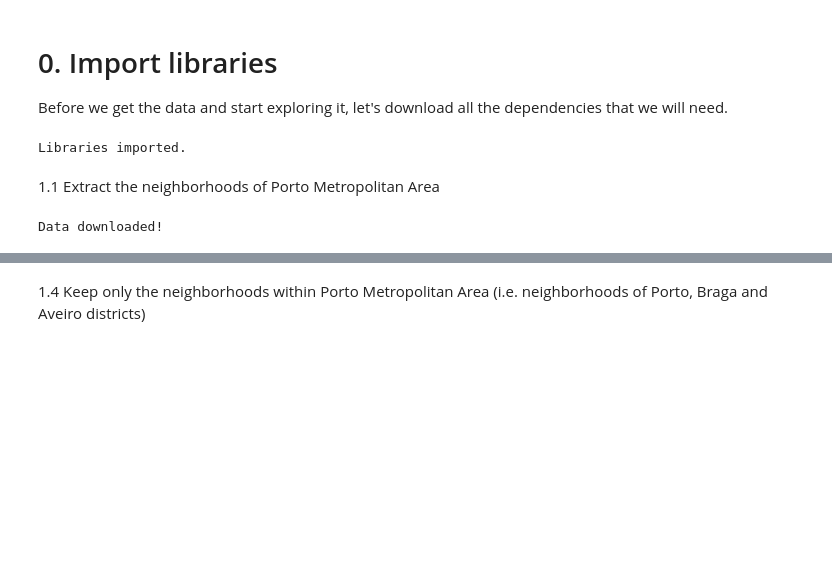
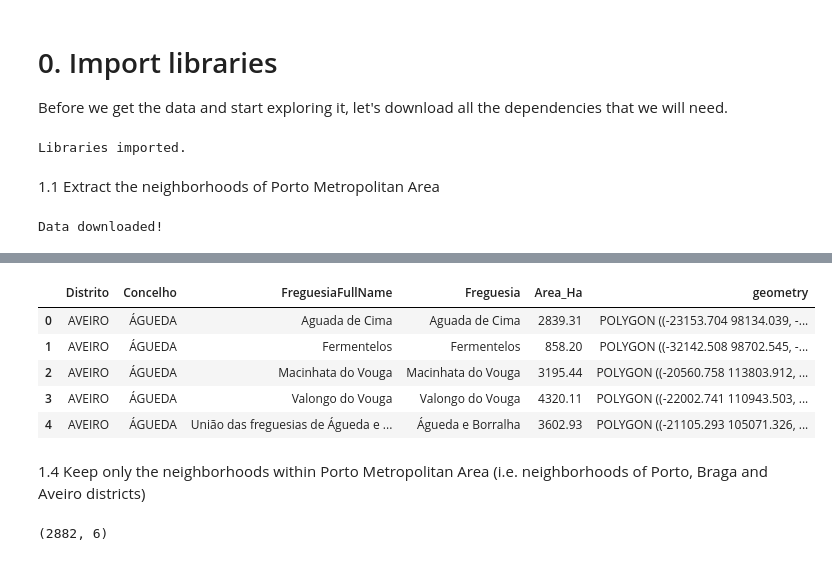
Before and after one commit to joaotmgirao/Coursera_Capstone, a Jupyter notebook: JoaoGirao_Coursera_DSCert_09CapProj_FinalProject.ipynb, the cells around one changed output, grey strips where cells are left out. Drawn from its saved outputs; the diff is of its cells as text; code cells hidden in the pictures; blank space fills up the shorter version.

```diff
--- a/JoaoGirao_Coursera_DSCert_09CapProj_FinalProject.ipynb
+++ b/JoaoGirao_Coursera_DSCert_09CapProj_FinalProject.ipynb
@@ -145,3 +128,17 @@ neighborhoods.shape # check the total number of entries
+# %%
+ptfreg4 = ptfreg3.rename(columns={"Freguesia":"FreguesiaFullName","Des_Simpli":"Freguesia"}) #renamed columns
+ptfreg4.head()
+# %% [output]
+|  | Distrito | Concelho | FreguesiaFullName | Freguesia | Area_Ha | geometry |
+| 0 | AVEIRO | ÁGUEDA | Aguada de Cima | Aguada de Cima | 2839.31 | POLYGON ((-23153.704 98134.039, -... |
+| 1 | AVEIRO | ÁGUEDA | Fermentelos | Fermentelos | 858.20 | POLYGON ((-32142.508 98702.545, -... |
+| 2 | AVEIRO | ÁGUEDA | Macinhata do Vouga | Macinhata do Vouga | 3195.44 | POLYGON ((-20560.758 113803.912, ... |
+| 3 | AVEIRO | ÁGUEDA | Valongo do Vouga | Valongo do Vouga | 4320.11 | POLYGON ((-22002.741 110943.503, ... |
+| 4 | AVEIRO | ÁGUEDA | União das freguesias de Águeda e ... | Águeda e Borralha | 3602.93 | POLYGON ((-21105.293 105071.326, ... |
 # %% [markdown]
 1.4 Keep only the neighborhoods within Porto Metropolitan Area (i.e. neighborhoods of Porto, Braga and Aveiro districts)
+# %%
+ptfreg4.shape # check the total number of entries and cross-check with the total number of "freguesias" in Portugal Continental (source here: https://www.pordata.pt/Municipios/Freguesias-54)
+# %% [output]
+(2882, 6)
 # %%
```
Also changed, not shown: parts of 21 cells of this notebook, 1 other file.
